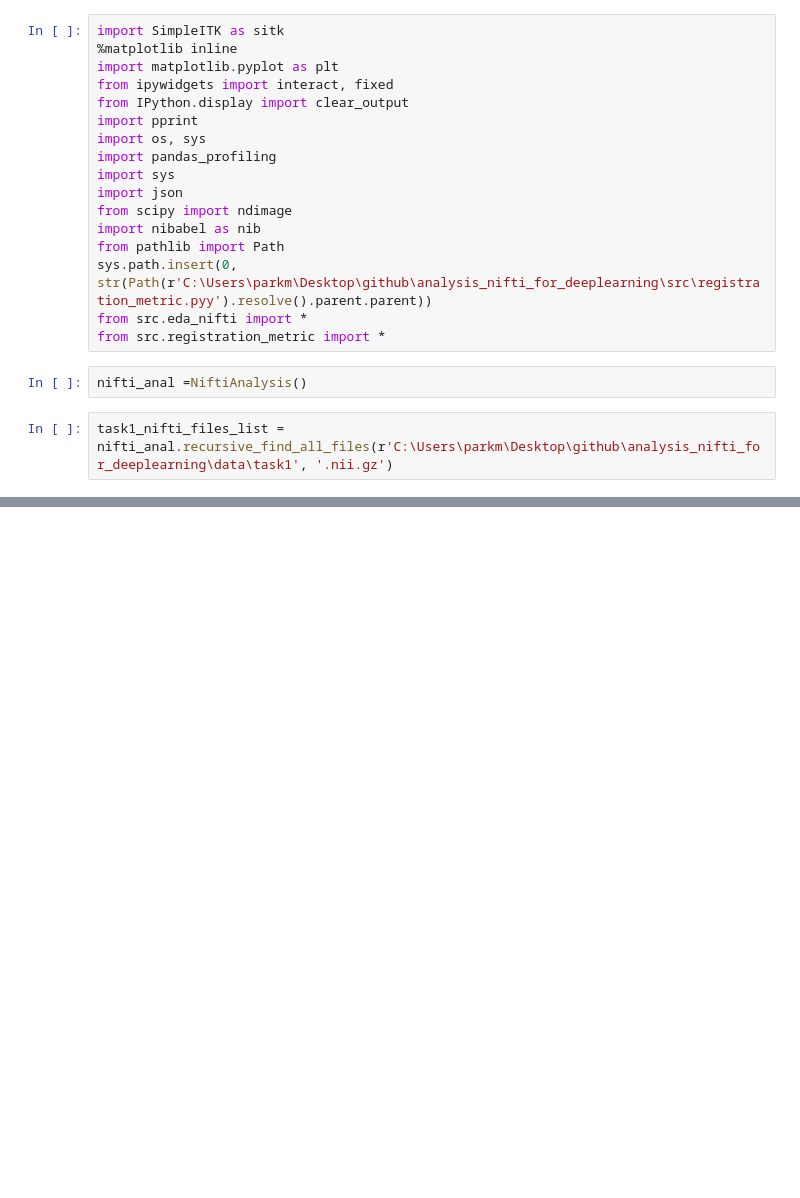
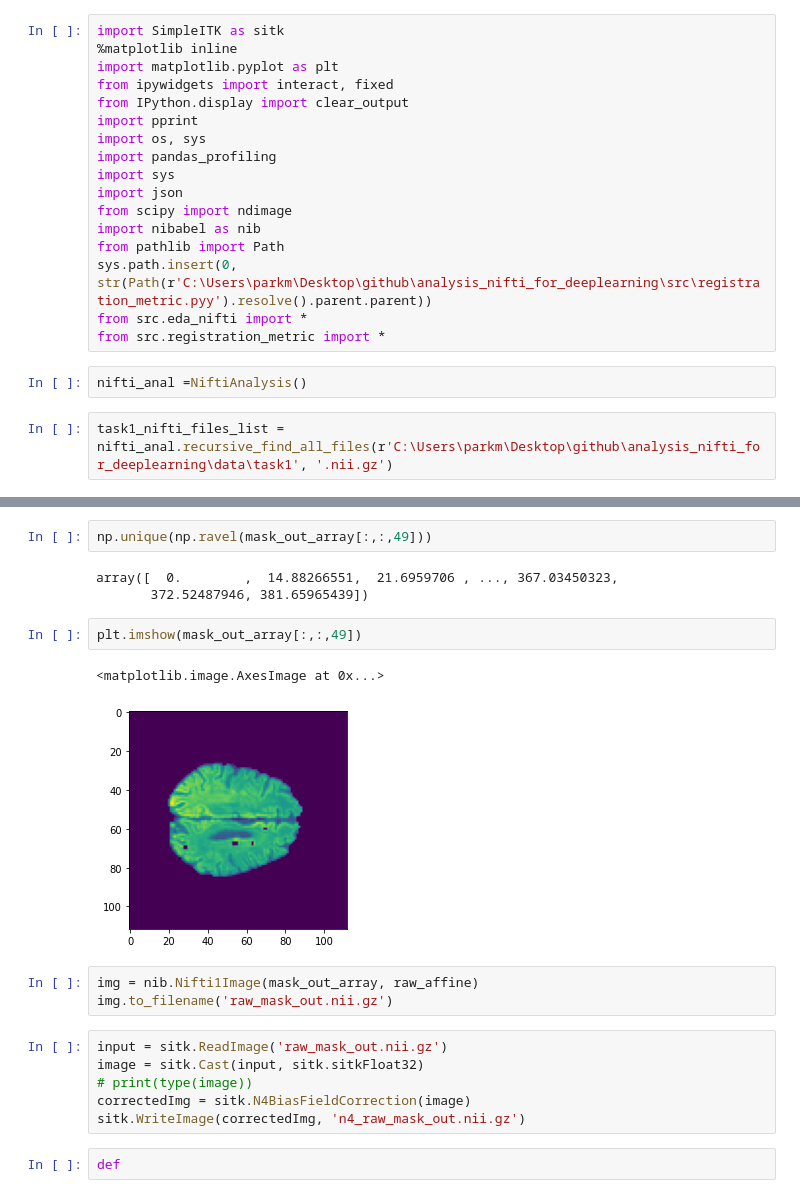
Before and after one commit to DSDanielPark/ANALYSIS-NIFTI-FOR-DEEP-LEARNING, a Jupyter notebook: notebooks/03.n4_bias_correction_for_lesion_nifti.ipynb, the cells around one changed output, grey strips where cells are left out. Drawn from its saved outputs; the diff is of its cells as text; blank space fills up the shorter version.

```diff
--- a/notebooks/03.n4_bias_correction_for_lesion_nifti.ipynb
+++ b/notebooks/03.n4_bias_correction_for_lesion_nifti.ipynb
@@ -36,0 +99,21 @@ corrected_image_full_resolution = biased_image_full_resolution / bias_field_full
+# %%
+np.unique(np.ravel(mask_out_array[:,:,49]))
+# %% [output]
+array([  0.        ,  14.88266551,  21.6959706 , ..., 367.03450323,
+       372.52487946, 381.65965439])
+# %%
+plt.imshow(mask_out_array[:,:,49])
+# %% [output]
+<matplotlib.image.AxesImage at 0x...>
+[figure, added]
+# %%
+img = nib.Nifti1Image(mask_out_array, raw_affine)
+img.to_filename('raw_mask_out.nii.gz')
+# %%
+input = sitk.ReadImage('raw_mask_out.nii.gz')
+image = sitk.Cast(input, sitk.sitkFloat32)
+# print(type(image))
+correctedImg = sitk.N4BiasFieldCorrection(image)
+sitk.WriteImage(correctedImg, 'n4_raw_mask_out.nii.gz')
+# %%
+def
```
Also changed, not shown: parts of 24 cells of this notebook, 2 other files.
